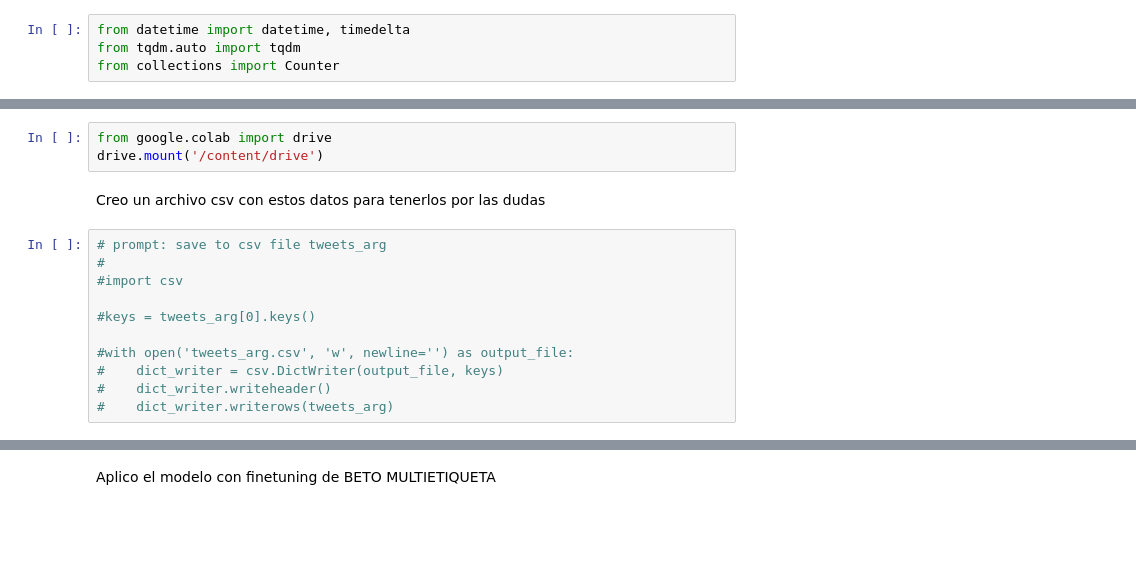
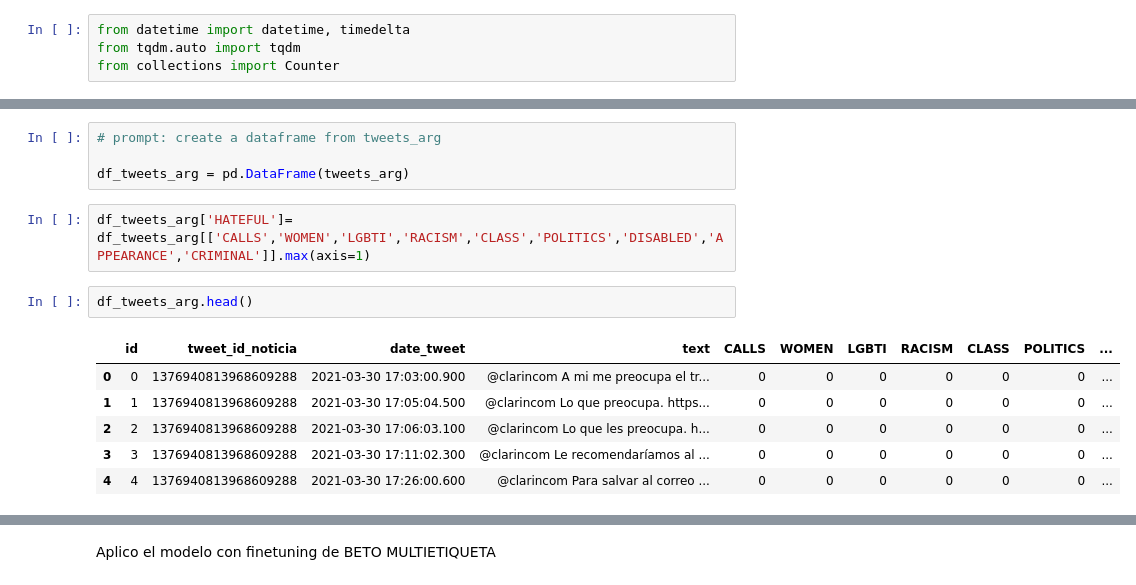
Before and after one commit to natdebandi/hate_speech_ar, a Jupyter notebook: 4_analysis_hate_ar.ipynb, the cells around one changed output, grey strips where cells are left out. Saved outputs shown, nothing was run; the diff lists cells and outputs as text; blank space fills up the shorter version.

```diff
--- a/4_analysis_hate_ar.ipynb
+++ b/4_analysis_hate_ar.ipynb
@@ -134,16 +132,15 @@ tweets_arg[123]
-# %%
-from google.colab import drive
-drive.mount('/content/drive')
-# %% [markdown]
-Creo un archivo csv con estos datos para tenerlos por las dudas
-# %%
-# prompt: save to csv file tweets_arg
-#
-#import csv
-
-#keys = tweets_arg[0].keys()
-
-#with open('tweets_arg.csv', 'w', newline='') as output_file:
-#    dict_writer = csv.DictWriter(output_file, keys)
-#    dict_writer.writeheader()
-#    dict_writer.writerows(tweets_arg)
+# %%
+# prompt: create a dataframe from tweets_arg
+
+df_tweets_arg = pd.DataFrame(tweets_arg)
+# %%
+df_tweets_arg['HATEFUL']= df_tweets_arg[['CALLS','WOMEN','LGBTI','RACISM','CLASS','POLITICS','DISABLED','APPEARANCE','CRIMINAL']].max(axis=1)
+# %%
+df_tweets_arg.head()
+# %% [output]
+|  | id | tweet_id_noticia | date_tweet | text | CALLS | WOMEN | LGBTI | RACISM | CLASS | POLITICS | ... |
+| 0 | 0 | 1376940813968609288 | 2021-03-30 17:03:00.900 | @clarincom A mi me preocupa el tr... | 0 | 0 | 0 | 0 | 0 | 0 | ... |
+| 1 | 1 | 1376940813968609288 | 2021-03-30 17:05:04.500 | @clarincom Lo que preocupa. https... | 0 | 0 | 0 | 0 | 0 | 0 | ... |
+| 2 | 2 | 1376940813968609288 | 2021-03-30 17:06:03.100 | @clarincom Lo que les preocupa. h... | 0 | 0 | 0 | 0 | 0 | 0 | ... |
+| 3 | 3 | 1376940813968609288 | 2021-03-30 17:11:02.300 | @clarincom Le recomendaríamos al ... | 0 | 0 | 0 | 0 | 0 | 0 | ... |
+| 4 | 4 | 1376940813968609288 | 2021-03-30 17:26:00.600 | @clarincom Para salvar al correo ... | 0 | 0 | 0 | 0 | 0 | 0 | ... |
```
Also changed, not shown: parts of 25 cells of this notebook.
